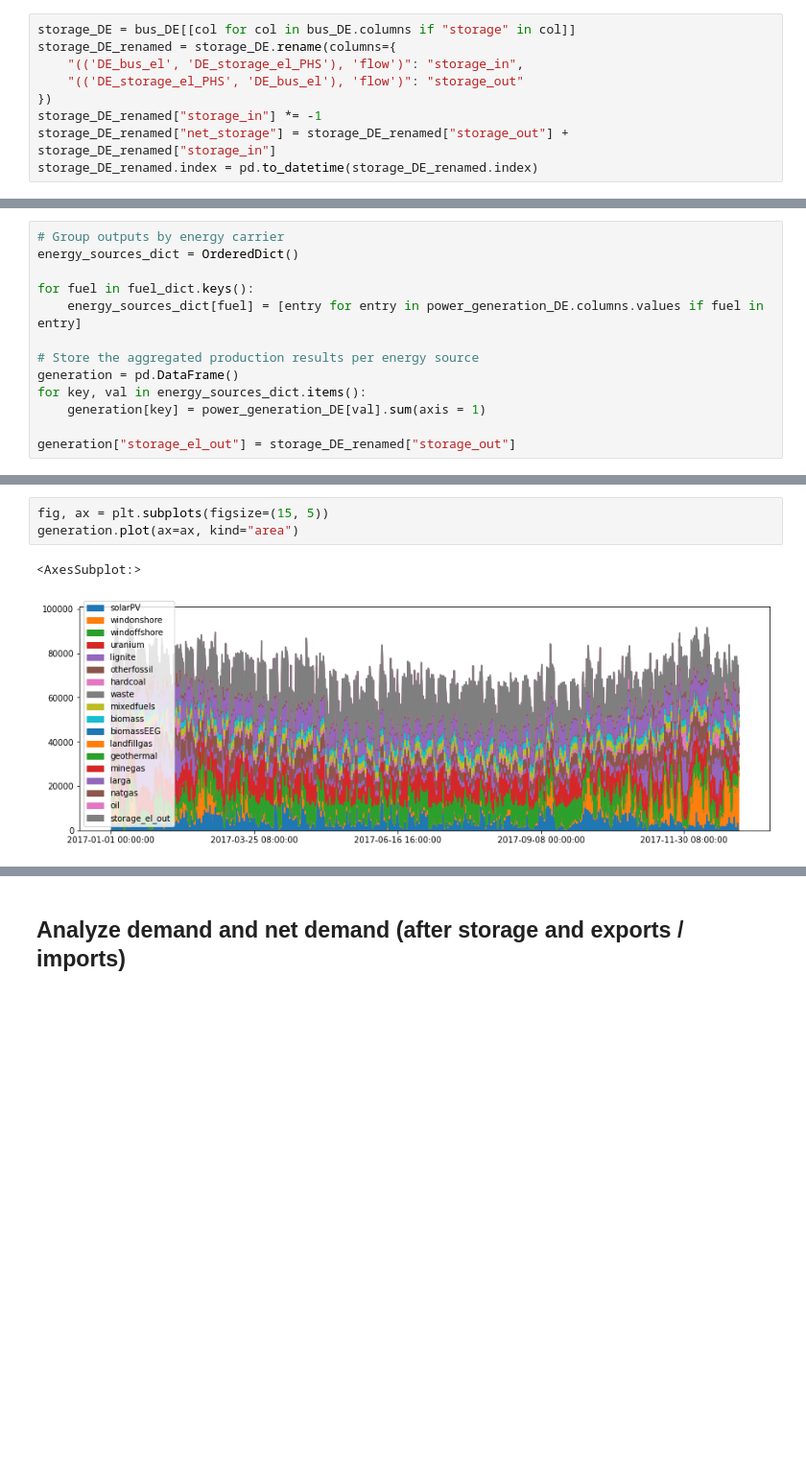
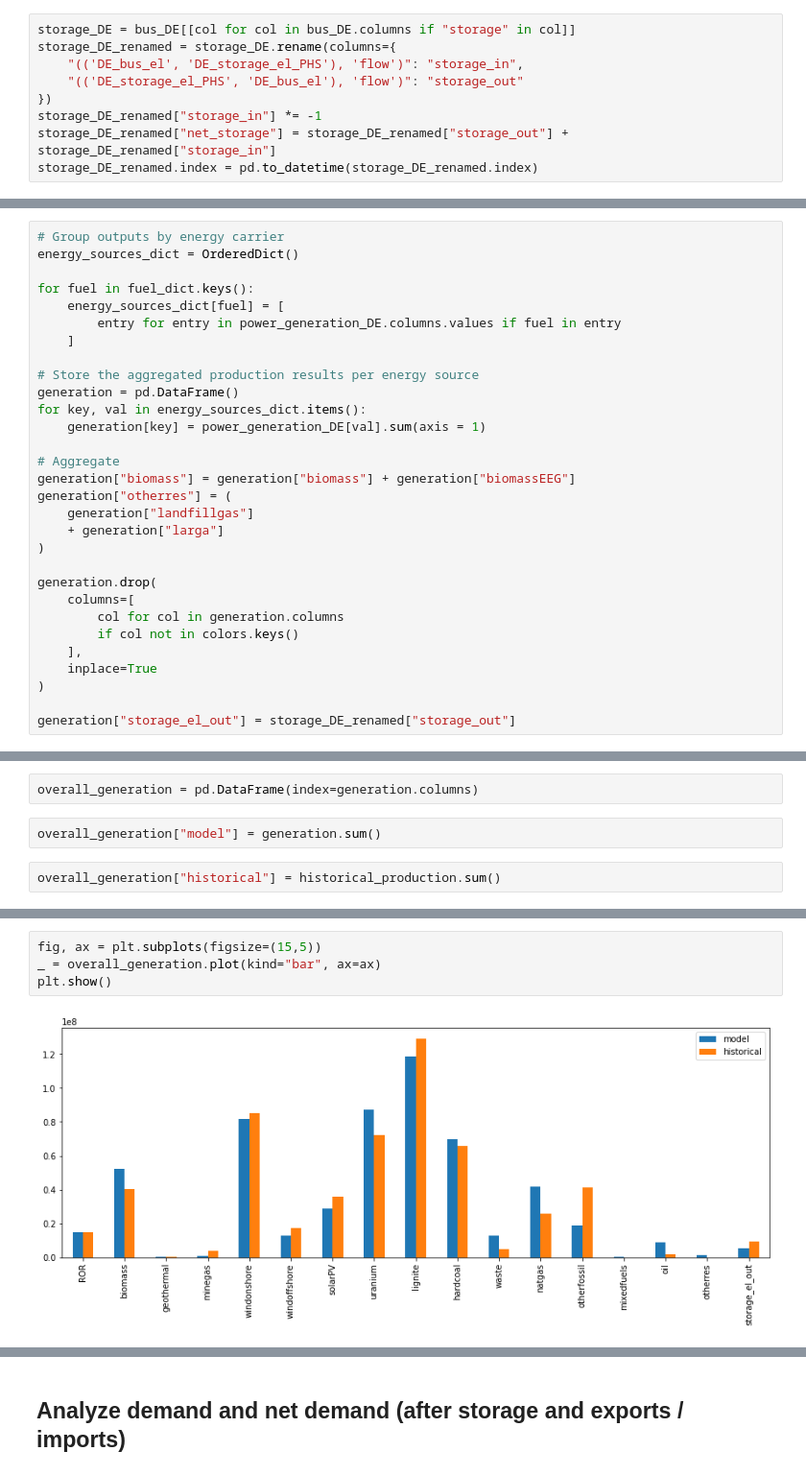
Before and after one commit to pommes-public/pommesevaluation, a Jupyter notebook: dispatch_validation.ipynb, the cells around one changed output, grey strips where cells are left out. Shown: that part at 96% size. Saved outputs shown, nothing was run; the diff lists cells and outputs as text; blank space fills up the shorter version.

```diff
--- a/dispatch_validation.ipynb
+++ b/dispatch_validation.ipynb
@@ -128,11 +217,28 @@ fuel_dict = {
 energy_sources_dict = OrderedDict()
 
 for fuel in fuel_dict.keys():
-    energy_sources_dict[fuel] = [entry for entry in power_generation_DE.columns.values if fuel in entry]
+    energy_sources_dict[fuel] = [
+        entry for entry in power_generation_DE.columns.values if fuel in entry
+    ]
 
 # Store the aggregated production results per energy source
 generation = pd.DataFrame()
 for key, val in energy_sources_dict.items():
     generation[key] = power_generation_DE[val].sum(axis = 1)
 
+# Aggregate
+generation["biomass"] = generation["biomass"] + generation["biomassEEG"]
+generation["otherres"] = (
+    generation["landfillgas"]
+    + generation["larga"]
+)
+
+generation.drop(
+    columns=[
+        col for col in generation.columns
+        if col not in colors.keys()
+    ],
+    inplace=True
+)
+
 generation["storage_el_out"] = storage_DE_renamed["storage_out"]
@@ -138,0 +256,6 @@ generation["storage_el_out"] = storage_DE_renamed["storage_out"]
+# %%
+overall_generation = pd.DataFrame(index=generation.columns)
+# %%
+overall_generation["model"] = generation.sum()
+# %%
+overall_generation["historical"] = historical_production.sum()
@@ -139,9 +270,9 @@ generation["storage_el_out"] = storage_DE_renamed["storage_out"]
 # %%
-fig, ax = plt.subplots(figsize=(15, 5))
-generation.plot(ax=ax, kind="area")
+fig, ax = plt.subplots(figsize=(15,5))
+_ = overall_generation.plot(kind="bar", ax=ax)
+plt.show()
 # %% [output]
-<AxesSubplot:>
-[figure, old version]
+[figure, new version]
 # %%
 len(power_generation_DE.columns)
 # %% [output]
```
Also changed, not shown: parts of 22 cells of this notebook, 2 other files.
